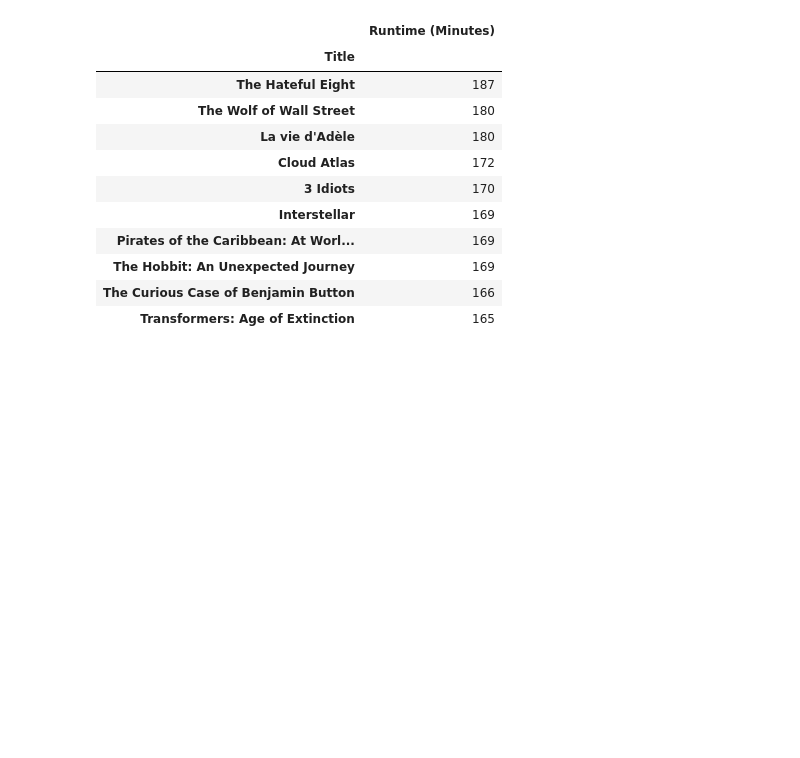
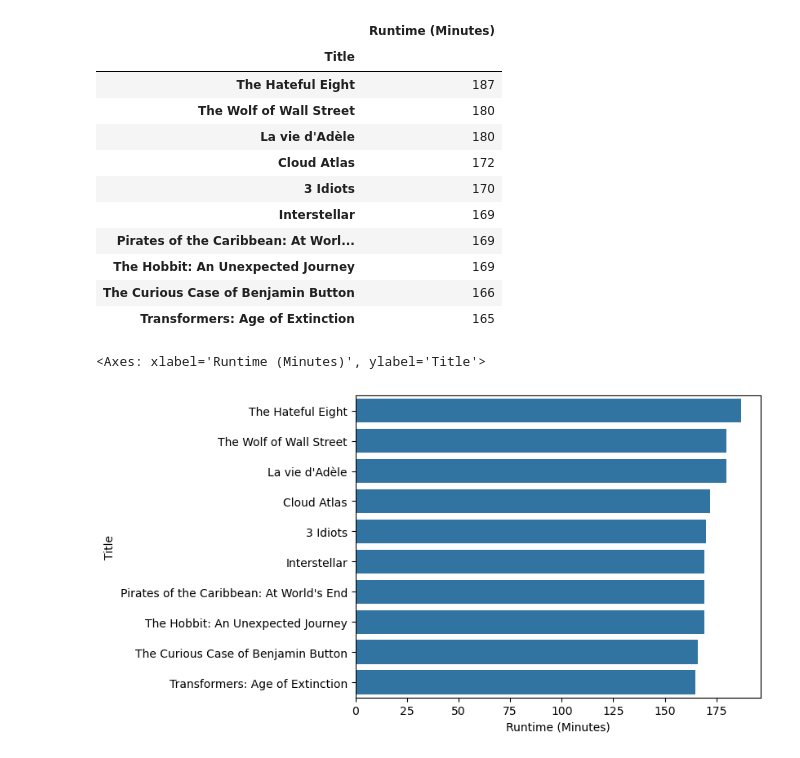
Before and after one commit to MaithilyKawale/Codsoft, a Jupyter notebook: IMDB_movie/IMDB movie.ipynb, the cells around one changed output. Saved outputs shown, nothing was run; the diff lists cells and outputs as text; code cells hidden in the pictures; blank space fills up the shorter version.

Commit message:
more data visualization code added

```diff
--- a/IMDB_movie/IMDB movie.ipynb
+++ b/IMDB_movie/IMDB movie.ipynb
@@ -266,3 +266,8 @@ top10_len
 | The Hobbit: An Unexpected Journey | 169 |
 | The Curious Case of Benjamin Button | 166 |
 | Transformers: Age of Extinction | 165 |
+# %%
+sns.barplot(x='Runtime (Minutes)',y=top10_len.index,data=top10_len)
+# %% [output]
+<Axes: xlabel='Runtime (Minutes)', ylabel='Title'>
+[figure, added]
```
Also changed, not shown: parts of 3 cells of this notebook.
